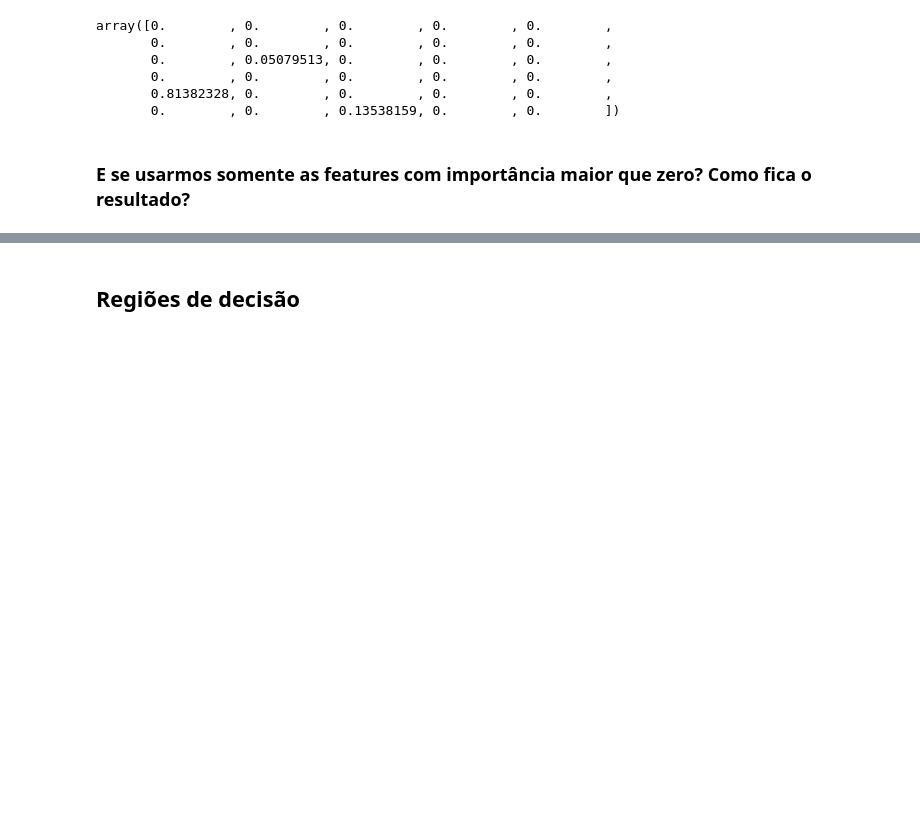
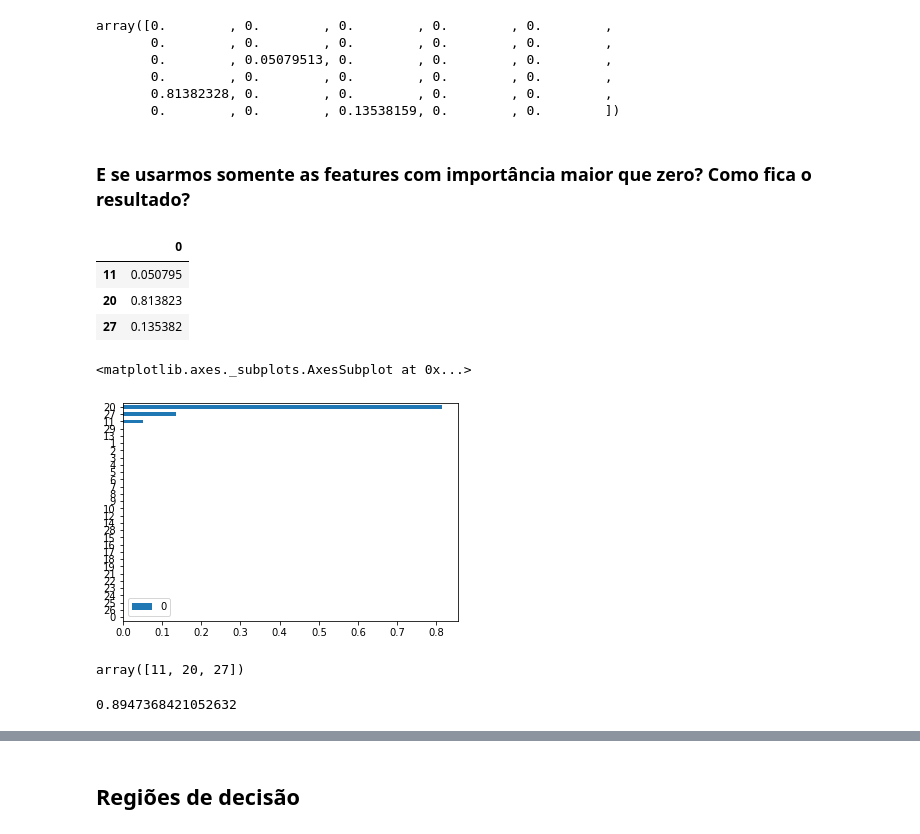
Before and after one commit to InsightLab/imersao-ciencia-de-dados, a Jupyter notebook: 2019/07-Modelos_Baseados_em_Arvores/1-Arvores_Decisao-Parte_1.ipynb, the cells around one changed output, grey strips where cells are left out. Drawn from its saved outputs; the diff is of its cells as text; code cells hidden in the pictures; blank space fills up the shorter version.

```diff
--- a/2019/07-Modelos_Baseados_em_Arvores/1-Arvores_Decisao-Parte_1.ipynb
+++ b/2019/07-Modelos_Baseados_em_Arvores/1-Arvores_Decisao-Parte_1.ipynb
@@ -35,3 +45,29 @@ array([0.        , 0.        , 0.        , 0.        , 0.        ,
        0.        , 0.        , 0.13538159, 0.        , 0.        ])
 # %% [markdown]
 ### E se usarmos somente as features com importância maior que zero? Como fica o resultado?
+# %%
+import pandas as pd
+df = pd.DataFrame(dt.feature_importances_)
+df[ df[0] > 0 ]
+# %% [output]
+|  | 0 |
+| 11 | 0.050795 |
+| 20 | 0.813823 |
+| 27 | 0.135382 |
+# %%
+df.sort_values(by=0).plot(kind='barh')
+# %% [output]
+<matplotlib.axes._subplots.AxesSubplot at 0x...>
+[figure, added]
+# %%
+idx = df[ df[0] > 0 ].index
+idx.values
+# %% [output]
+array([11, 20, 27])
+# %%
+dt = DecisionTreeClassifier(max_depth=2, random_state=42)
+dt.fit(X_train[:, idx],y_train)
+y_pred = dt.predict(X_test[:, idx])
+accuracy_score(y_test, y_pred)
+# %% [output]
+0.8947368421052632
```
Also changed, not shown: parts of 8 cells of this notebook, 3 other files.
